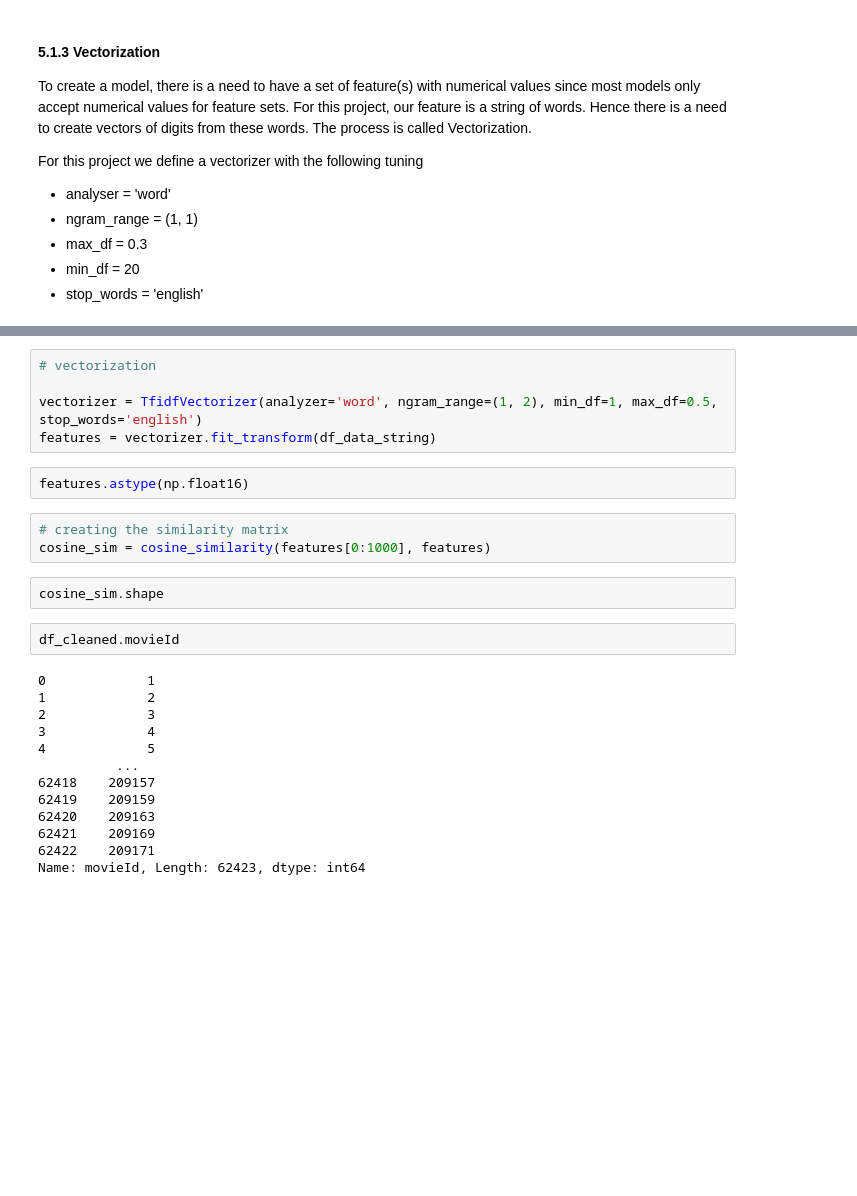
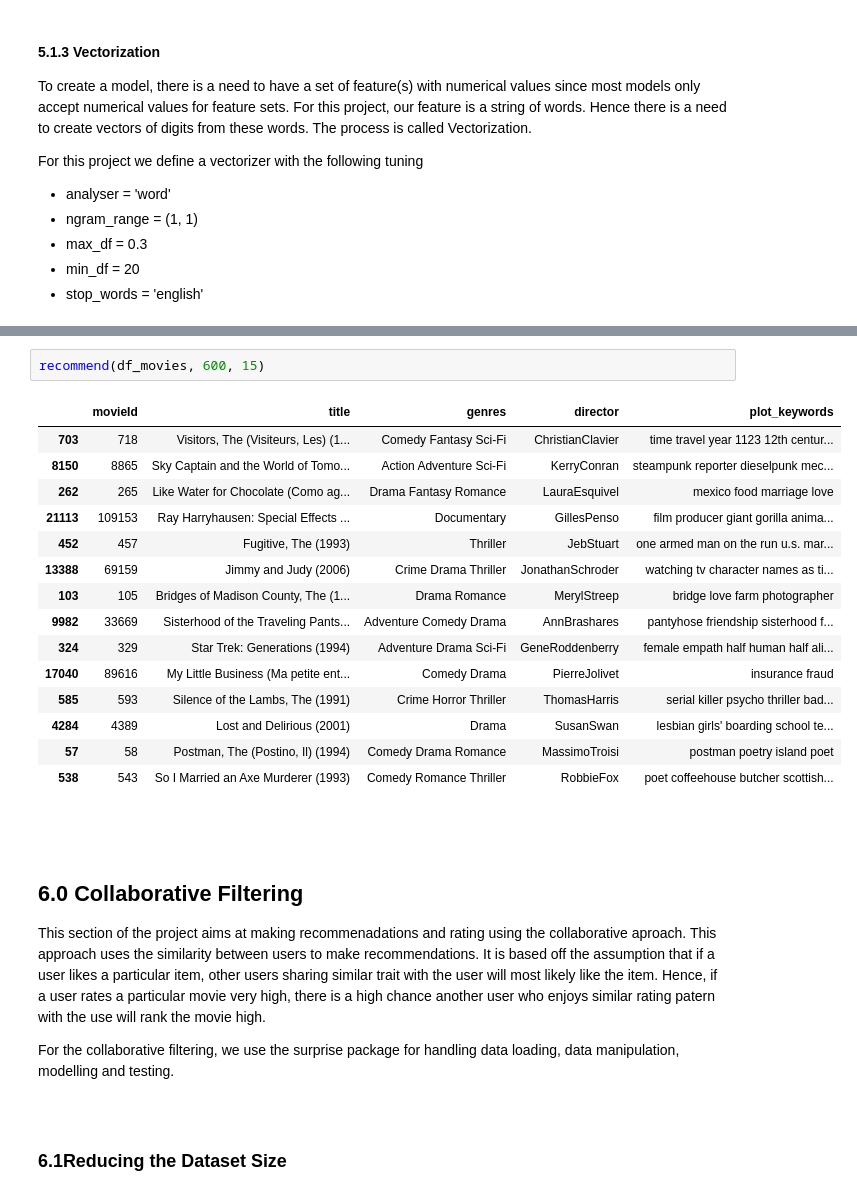
Before and after one commit to chidike10/Movie-Recommender-TeamZF3, a Jupyter notebook: Recommendation_TeamZF3.ipynb, the cells around one changed output, grey strips where cells are left out. Cells and saved outputs as stored; diff of their text form; blank space fills up the shorter version.

Commit message:
Updated Notebook - Content based

```diff
--- a/Recommendation_TeamZF3.ipynb
+++ b/Recommendation_TeamZF3.ipynb
@@ -291,27 +282,31 @@ dtype: object
-# %%
-# vectorization
-
-vectorizer = TfidfVectorizer(analyzer='word', ngram_range=(1, 2), min_df=1, max_df=0.5, stop_words='english')
-features = vectorizer.fit_transform(df_data_string)
-# %%
-features.astype(np.float16)
-# %%
-# creating the similarity matrix
-cosine_sim = cosine_similarity(features[0:1000], features)
-# %%
-cosine_sim.shape
-# %%
-df_cleaned.movieId
-# %% [output]
-0             1
-1             2
-2             3
-3             4
-4             5
-          ...
-62418    209157
-62419    209159
-62420    209163
-62421    209169
-62422    209171
-Name: movieId, Length: 62423, dtype: int64
+# %%
+recommend(df_movies, 600, 15)
+# %% [output]
+|  | movieId | title | genres | director | plot_keywords |
+| 703 | 718 | Visitors, The (Visiteurs, Les) (1... | Comedy Fantasy Sci-Fi | ChristianClavier | time travel year 1123 12th centur... |
+| 8150 | 8865 | Sky Captain and the World of Tomo... | Action Adventure Sci-Fi | KerryConran | steampunk reporter dieselpunk mec... |
+| 262 | 265 | Like Water for Chocolate (Como ag... | Drama Fantasy Romance | LauraEsquivel | mexico food marriage love |
+| 21113 | 109153 | Ray Harryhausen: Special Effects ... | Documentary | GillesPenso | film producer giant gorilla anima... |
+| 452 | 457 | Fugitive, The (1993) | Thriller | JebStuart | one armed man on the run u.s. mar... |
+| 13388 | 69159 | Jimmy and Judy (2006) | Crime Drama Thriller | JonathanSchroder | watching tv character names as ti... |
+| 103 | 105 | Bridges of Madison County, The (1... | Drama Romance | MerylStreep | bridge love farm photographer |
+| 9982 | 33669 | Sisterhood of the Traveling Pants... | Adventure Comedy Drama | AnnBrashares | pantyhose friendship sisterhood f... |
+| 324 | 329 | Star Trek: Generations (1994) | Adventure Drama Sci-Fi | GeneRoddenberry | female empath half human half ali... |
+| 17040 | 89616 | My Little Business (Ma petite ent... | Comedy Drama | PierreJolivet | insurance fraud |
+| 585 | 593 | Silence of the Lambs, The (1991) | Crime Horror Thriller | ThomasHarris | serial killer psycho thriller bad... |
+| 4284 | 4389 | Lost and Delirious (2001) | Drama | SusanSwan | lesbian girls' boarding school te... |
+| 57 | 58 | Postman, The (Postino, Il) (1994) | Comedy Drama Romance | MassimoTroisi | postman poetry island poet |
+| 538 | 543 | So I Married an Axe Murderer (1993) | Comedy Romance Thriller | RobbieFox | poet coffeehouse butcher scottish... |
+# %% [markdown]
+<br><br>
+
+## 6.0 Collaborative Filtering
+
+
+This section of the project aims at making recommenadations and rating using the collaborative aproach. This approach uses the similarity between users to make recommendations. It is based off the assumption that if a user likes a particular item, other users sharing similar trait with the user will most likely like the item. Hence, if a user rates a particular movie very high, there is a high chance another user who enjoys similar rating patern with the use will rank the movie high.
+
+For the collaborative filtering, we use the surprise package for handling data loading, data manipulation, modelling and testing.
+# %% [markdown]
+<br>
+
+### 6.1Reducing the Dataset Size
```
Also changed, not shown: parts of 31 cells of this notebook.
